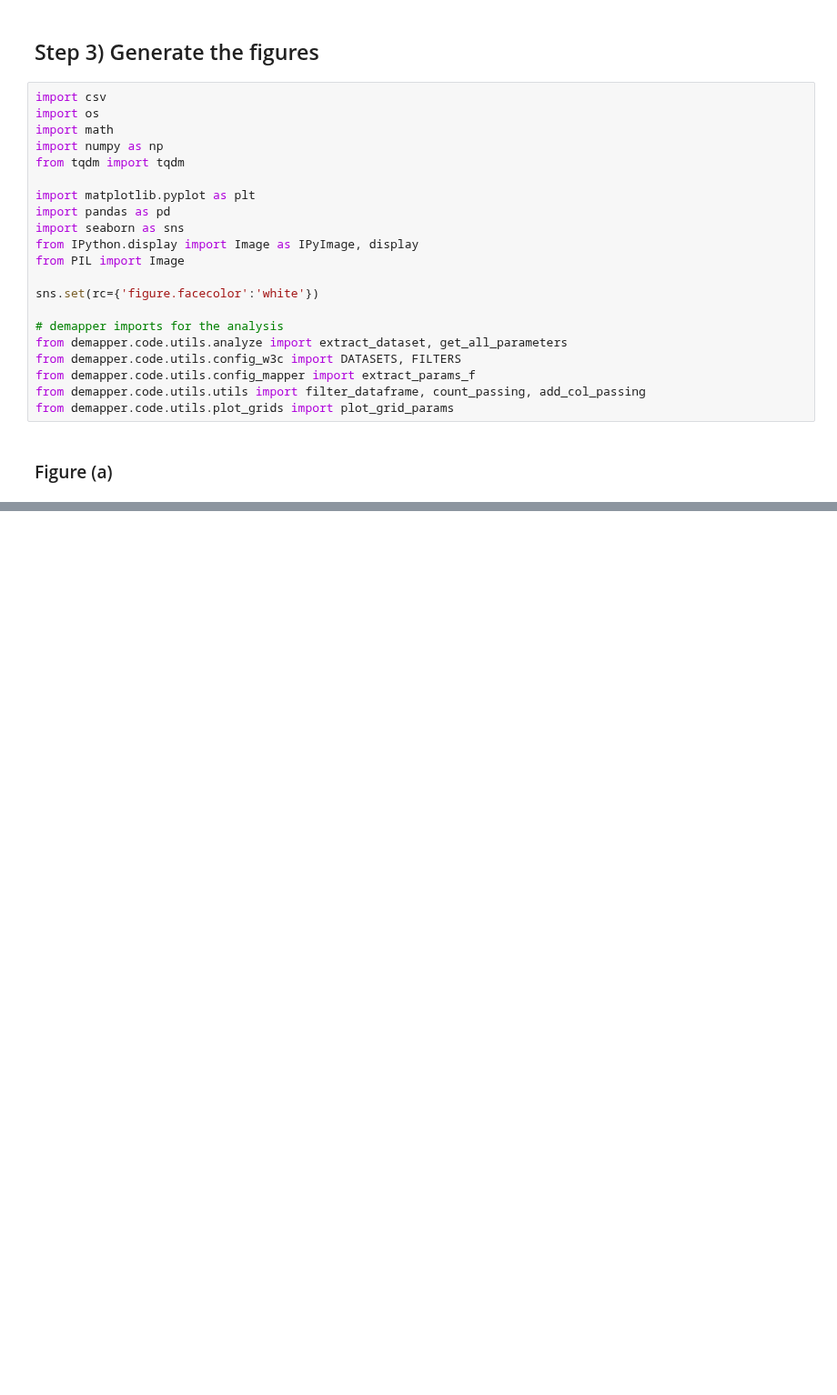
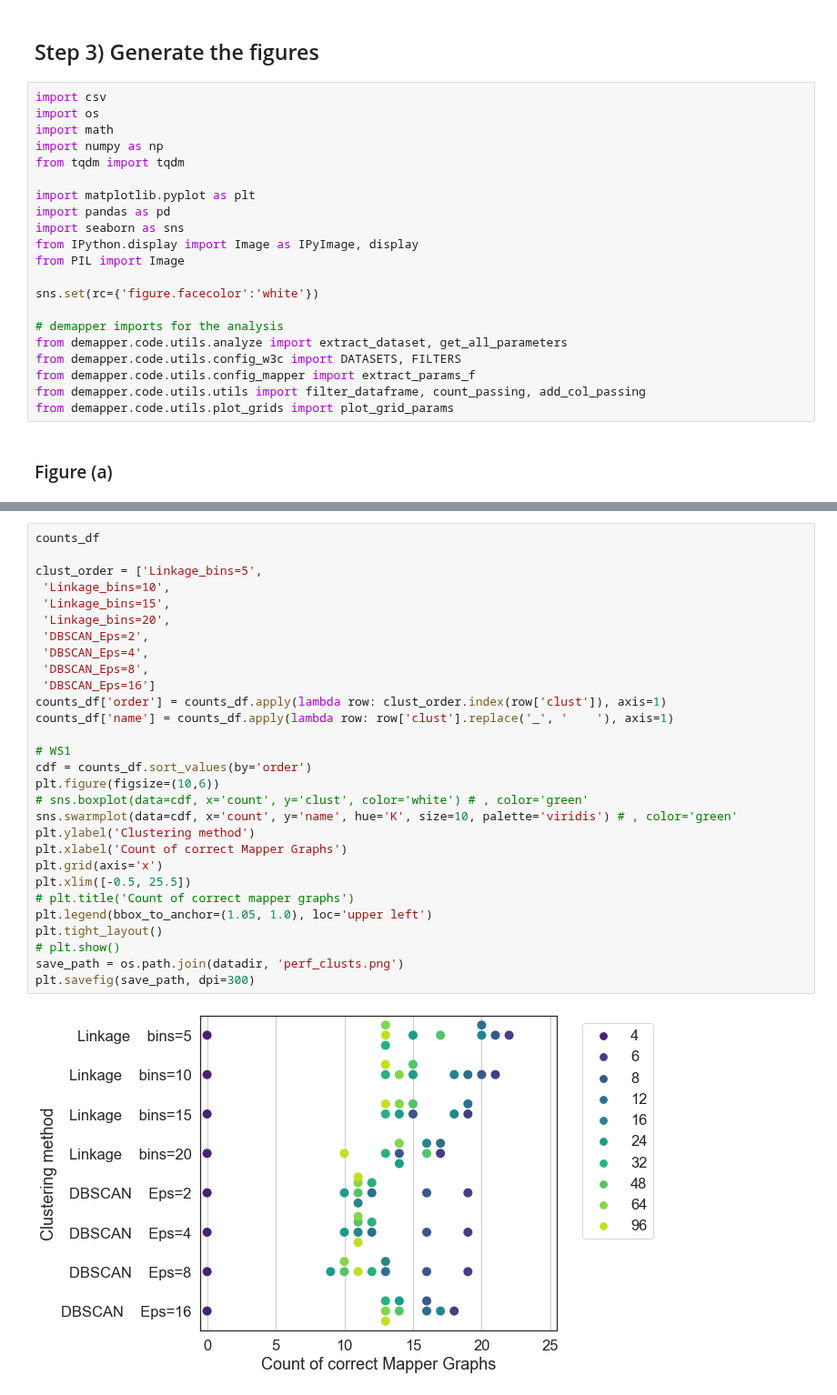
Before and after one commit to braindynamicslab/demapper, a Jupyter notebook: notebooks/Figure clustering simulated-dataset.ipynb, the cells around one changed output, grey strips where cells are left out. Shown at 91% size. Cells and saved outputs as stored; diff of their text form; blank space fills up the shorter version.

```diff
--- a/notebooks/Figure clustering simulated-dataset.ipynb
+++ b/notebooks/Figure clustering simulated-dataset.ipynb
@@ -181,0 +154,31 @@ plt.savefig(save_path, dpi=300)
+# %%
+counts_df
+
+clust_order = ['Linkage_bins=5',
+ 'Linkage_bins=10',
+ 'Linkage_bins=15',
+ 'Linkage_bins=20',
+ 'DBSCAN_Eps=2',
+ 'DBSCAN_Eps=4',
+ 'DBSCAN_Eps=8',
+ 'DBSCAN_Eps=16']
+counts_df['order'] = counts_df.apply(lambda row: clust_order.index(row['clust']), axis=1)
+counts_df['name'] = counts_df.apply(lambda row: row['clust'].replace('_', '    '), axis=1)
+
+# WS1
+cdf = counts_df.sort_values(by='order')
+plt.figure(figsize=(10,6))
+# sns.boxplot(data=cdf, x='count', y='clust', color='white') # , color='green'
+sns.swarmplot(data=cdf, x='count', y='name', hue='K', size=10, palette='viridis') # , color='green'
+plt.ylabel('Clustering method')
+plt.xlabel('Count of correct Mapper Graphs')
+plt.grid(axis='x')
+plt.xlim([-0.5, 25.5])
+# plt.title('Count of correct mapper graphs')
+plt.legend(bbox_to_anchor=(1.05, 1.0), loc='upper left')
+plt.tight_layout()
+# plt.show()
+save_path = os.path.join(datadir, 'perf_clusts.png')
+plt.savefig(save_path, dpi=300)
+# %% [output]
+[figure, added]
```
Also changed, not shown: parts of 9 cells of this notebook, 6 other files.
